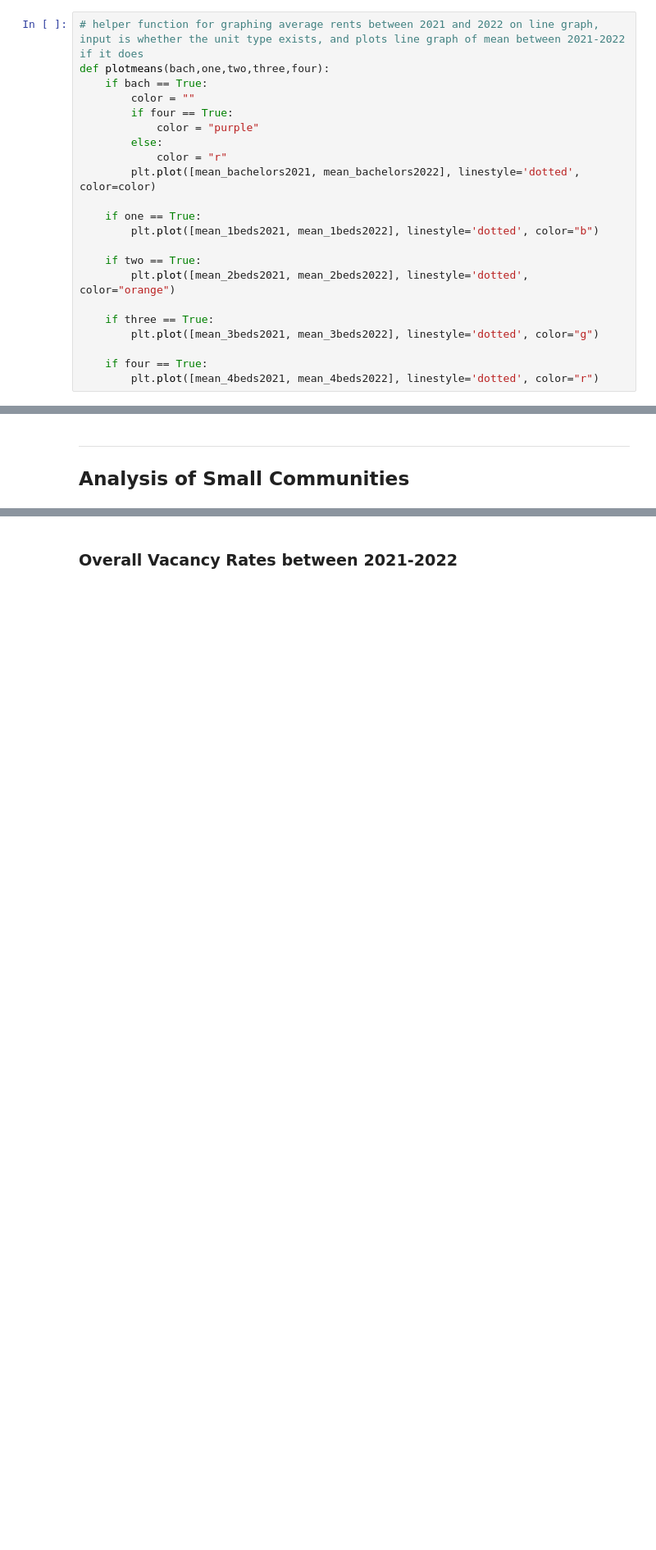
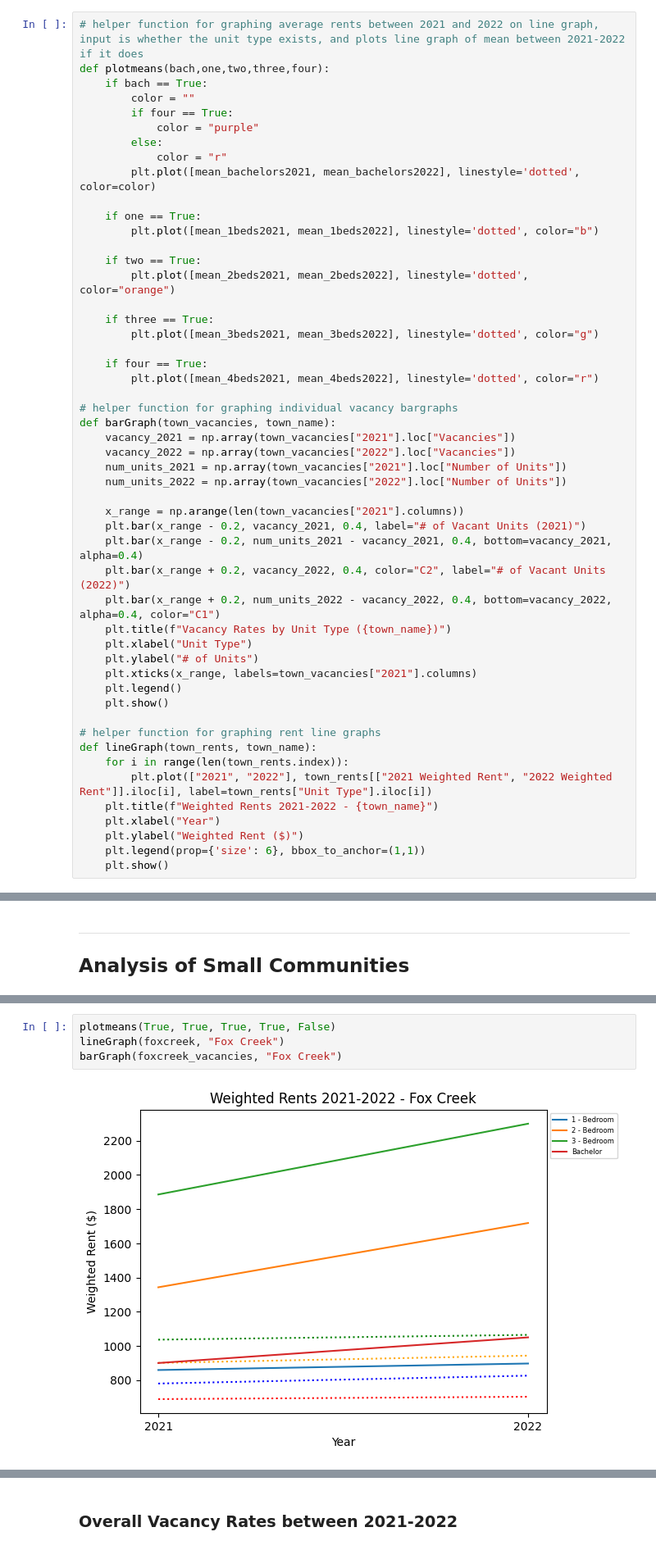
Before and after one commit to Mathemusician1729/DATA-221-Project, a Jupyter notebook: Matthew's Stuff/Matthew.ipynb, the cells around one changed output, grey strips where cells are left out. Shown at 82% size. Saved outputs shown, nothing was run; the diff lists cells and outputs as text; blank space fills up the shorter version.

```diff
--- a/Matthew's Stuff/Matthew.ipynb
+++ b/Matthew's Stuff/Matthew.ipynb
@@ -625,3 +613,32 @@ def plotmeans(bach,one,two,three,four):
 
     if four == True:
         plt.plot([mean_4beds2021, mean_4beds2022], linestyle='dotted', color="r")
+
+# helper function for graphing individual vacancy bargraphs
+def barGraph(town_vacancies, town_name):
+    vacancy_2021 = np.array(town_vacancies["2021"].loc["Vacancies"])
+    vacancy_2022 = np.array(town_vacancies["2022"].loc["Vacancies"])
+    num_units_2021 = np.array(town_vacancies["2021"].loc["Number of Units"])
+    num_units_2022 = np.array(town_vacancies["2022"].loc["Number of Units"])
+
+    x_range = np.arange(len(town_vacancies["2021"].columns))
+    plt.bar(x_range - 0.2, vacancy_2021, 0.4, label="# of Vacant Units (2021)")
+    plt.bar(x_range - 0.2, num_units_2021 - vacancy_2021, 0.4, bottom=vacancy_2021, alpha=0.4)
+    plt.bar(x_range + 0.2, vacancy_2022, 0.4, color="C2", label="# of Vacant Units (2022)")
+    plt.bar(x_range + 0.2, num_units_2022 - vacancy_2022, 0.4, bottom=vacancy_2022, alpha=0.4, color="C1")
+    plt.title(f"Vacancy Rates by Unit Type ({town_name})")
+    plt.xlabel("Unit Type")
+    plt.ylabel("# of Units")
+    plt.xticks(x_range, labels=town_vacancies["2021"].columns)
+    plt.legend()
+    plt.show()
+
+# helper function for graphing rent line graphs
+def lineGraph(town_rents, town_name):
+    for i in range(len(town_rents.index)):
+        plt.plot(["2021", "2022"], town_rents[["2021 Weighted Rent", "2022 Weighted Rent"]].iloc[i], label=town_rents["Unit Type"].iloc[i])
+    plt.title(f"Weighted Rents 2021-2022 - {town_name}")
+    plt.xlabel("Year")
+    plt.ylabel("Weighted Rent ($)")
+    plt.legend(prop={'size': 6}, bbox_to_anchor=(1,1))
+    plt.show()
@@ -726,0 +658,6 @@ barGraph(mclennan_vacancies, "Mclennan")
+# %%
+plotmeans(True, True, True, True, False)
+lineGraph(foxcreek, "Fox Creek")
+barGraph(foxcreek_vacancies, "Fox Creek")
+# %% [output]
+[figure, added]
```
Also changed, not shown: parts of 51 cells of this notebook.
